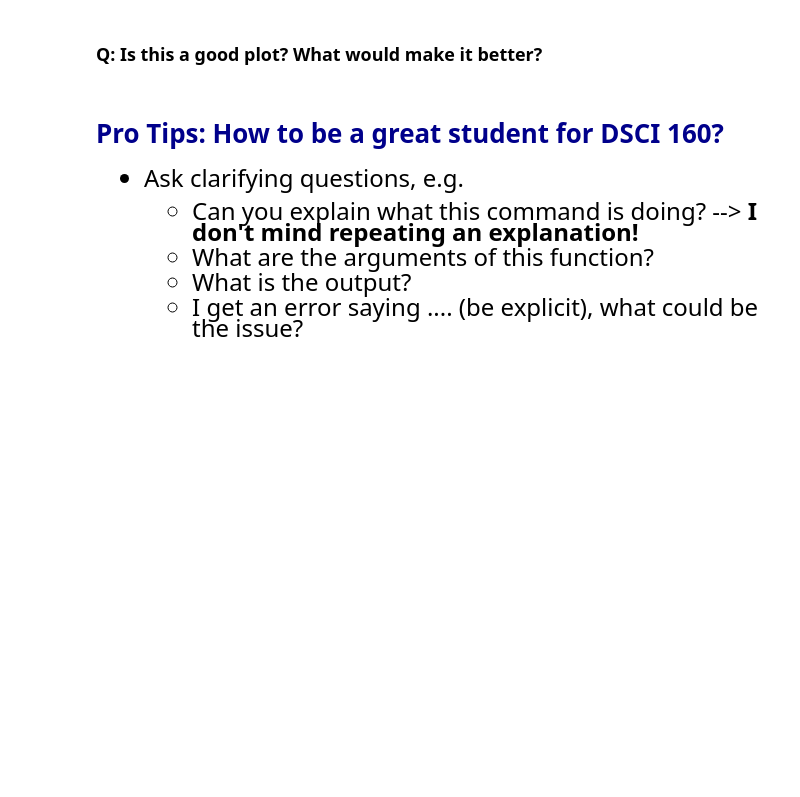
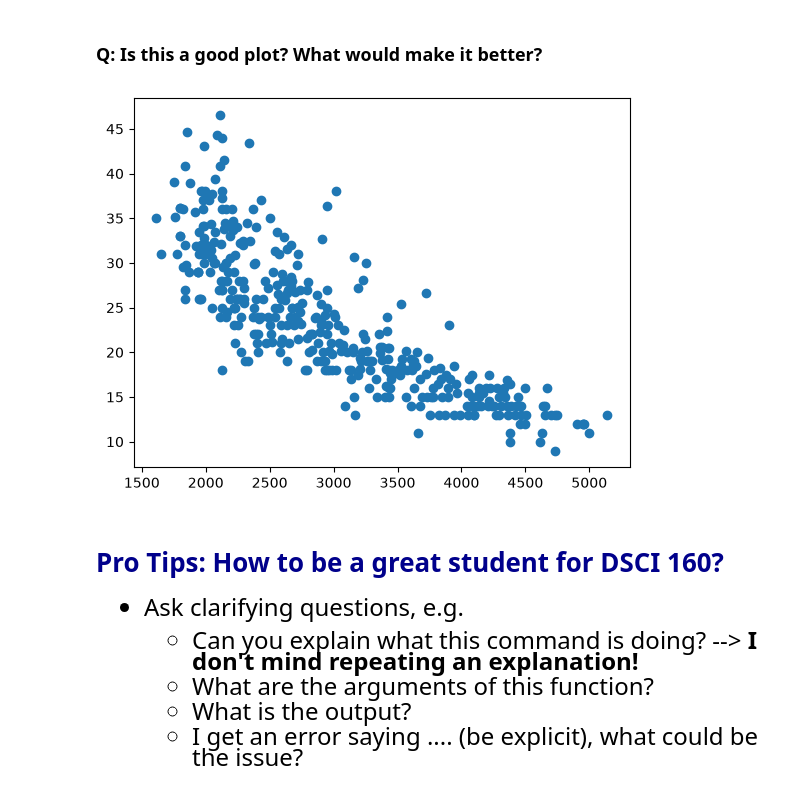
Before and after one commit to yizewang2006/datasci151fall2026, a Jupyter notebook: lecture_02/Lecture02_Copy.ipynb, the cells around one changed output. Cells and saved outputs as stored; diff of their text form; code cells hidden in the pictures; blank space fills up the shorter version.

```diff
--- a/lecture_02/Lecture02_Copy.ipynb
+++ b/lecture_02/Lecture02_Copy.ipynb
@@ -291,6 +348,12 @@ plt.scatter(x = carfeatures['weight'], y = carfeatures['mpg'])
 plt.show()
 # %% [markdown]
 ### **Q**: Is this a good plot? What would make it better?
+# %%
+plt.scatter(x = carfeatures['weight'], y = carfeatures['mpg'])
+# Labels and aesthetics stuff
+plt.show()
+# %% [output]
+[figure, added]
 # %%
 # Try another scatter plot with x = "acceleration"
 # %%
```
Also changed, not shown: parts of 3 cells of this notebook, 1 other file.
